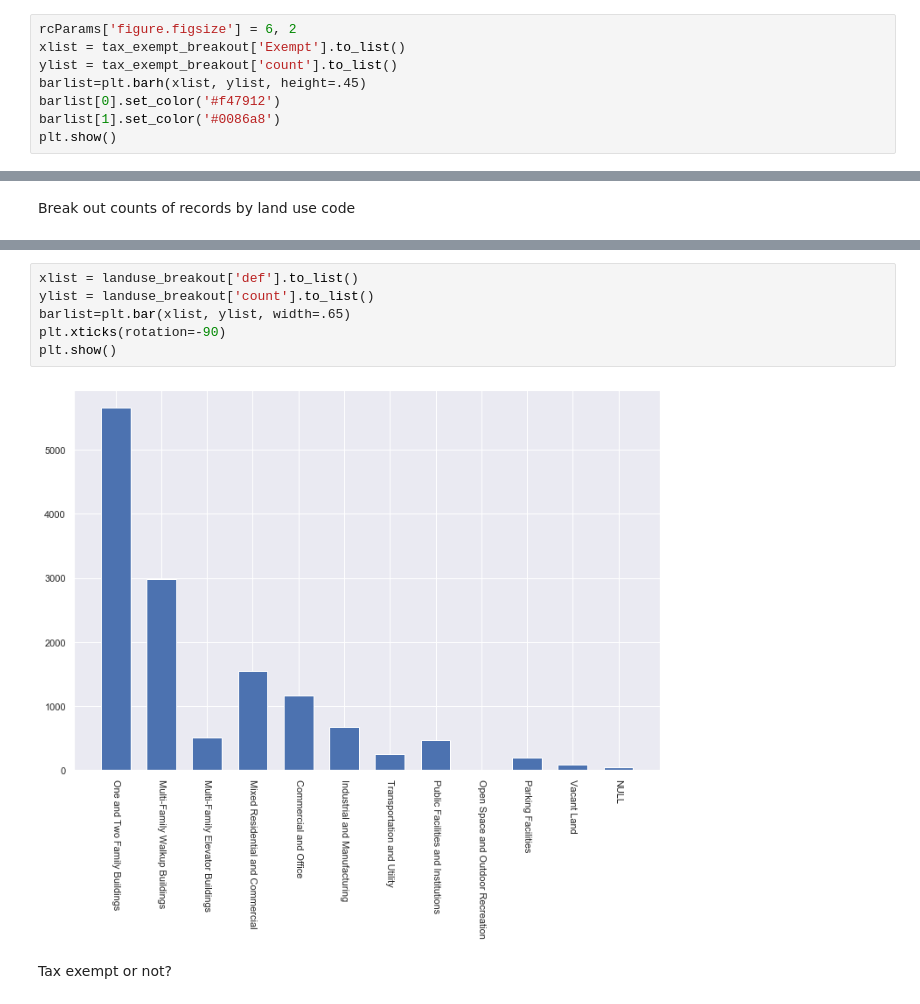
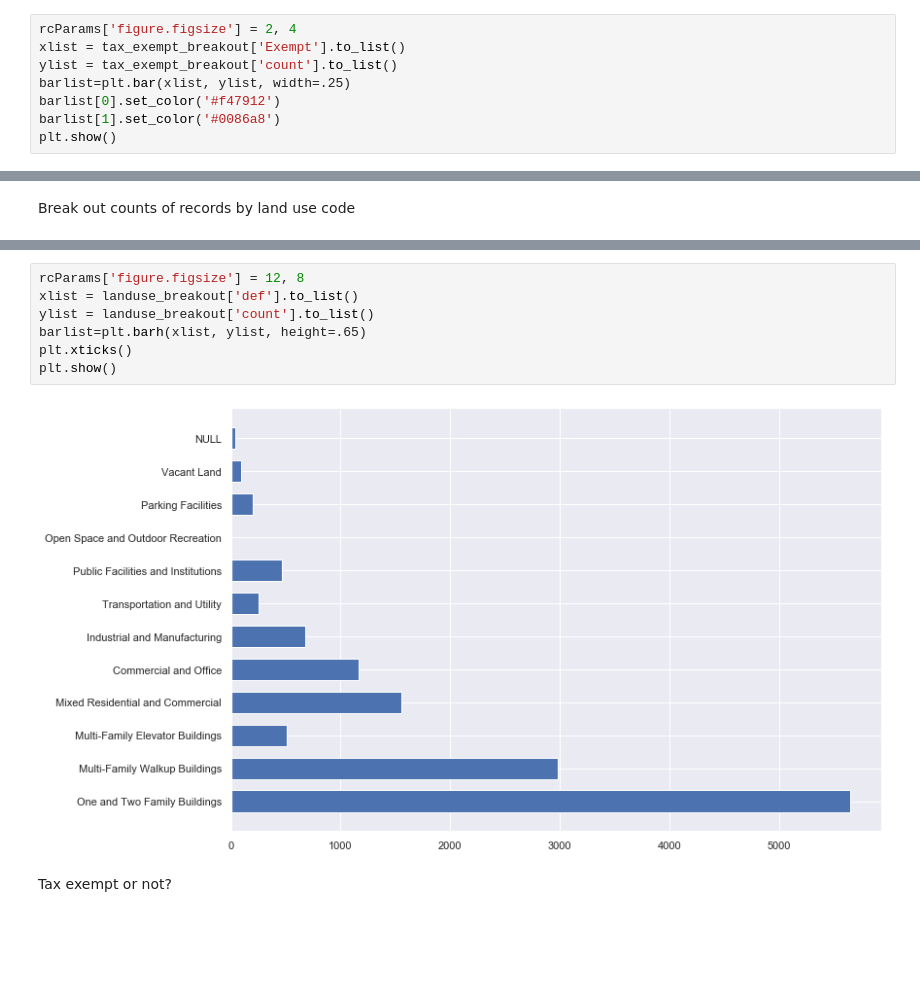
Before and after one commit to NYCPlanning/ann, a Jupyter notebook: proxcode 2020-03/notebooks/ProxCode Analysis.ipynb, the cells around one changed output, grey strips where cells are left out. Cells and saved outputs as stored; diff of their text form; blank space fills up the shorter version.

```diff
--- a/proxcode 2020-03/notebooks/ProxCode Analysis.ipynb
+++ b/proxcode 2020-03/notebooks/ProxCode Analysis.ipynb
@@ -196,10 +196,10 @@ tax_exempt_breakout
 | 0 | N | 5270 |
 | 1 | Y | 207 |
 # %%
-rcParams['figure.figsize'] = 6, 2
+rcParams['figure.figsize'] = 2, 4
 xlist = tax_exempt_breakout['Exempt'].to_list()
 ylist = tax_exempt_breakout['count'].to_list()
-barlist=plt.barh(xlist, ylist, height=.45)
+barlist=plt.bar(xlist, ylist, width=.25)
 barlist[0].set_color('#f47912')
 barlist[1].set_color('#0086a8')
 plt.show()
@@ -309,13 +308,14 @@ landuse_breakout
 | 10 | 11 | Vacant Land | 90 |
 | 11 | None | NULL | 40 |
 # %%
+rcParams['figure.figsize'] = 12, 8
 xlist = landuse_breakout['def'].to_list()
 ylist = landuse_breakout['count'].to_list()
-barlist=plt.bar(xlist, ylist, width=.65)
-plt.xticks(rotation=-90)
+barlist=plt.barh(xlist, ylist, height=.65)
+plt.xticks()
 plt.show()
 # %% [output]
-[figure, old version]
+[figure, new version]
 # %% [markdown]
 Tax exempt or not?
 # %%
```
Also changed, not shown: parts of 4 cells of this notebook.
